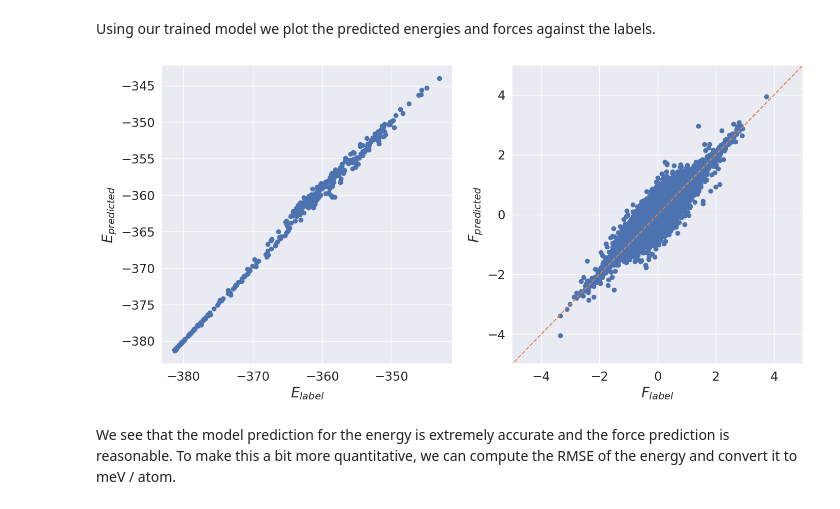
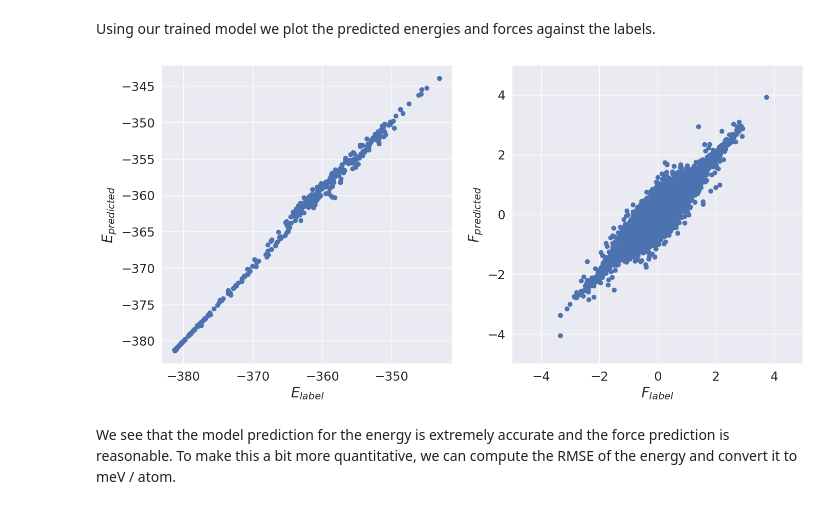
Before and after one commit to jax-md/jax-md, a Jupyter notebook: examples-with-unit/4-Neural_Network_Potential.ipynb, the cells around one changed output. Saved outputs shown, nothing was run; the diff lists cells and outputs as text; code cells hidden in the pictures.

```diff
--- a/examples-with-unit/4-Neural_Network_Potential.ipynb
+++ b/examples-with-unit/4-Neural_Network_Potential.ipynb
@@ -339,27 +341,26 @@ Using our trained model we plot the predicted energies and forces against the la
 # %%
 plt.subplot(1, 2, 1)
 
 predicted_energies = vectorized_energy_fn(params, example_positions.to_decimal(u.angstrom)) * u.eV
 plt.plot(example_energies, predicted_energies, 'o')
 
 format_plot('$E_{label}$', '$E_{predicted}$')
 plt.subplot(1, 2, 2)
 
 predicted_forces = vectorized_force_fn(params, test_positions[:300].to_decimal(u.angstrom)) * u.IMF
 
 # print(test_forces[:300].reshape(-1,).shape)
 # print(predicted_forces.reshape(-1,).shape)
 plt.plot(test_forces[:300].reshape(-1,),
          predicted_forces.reshape(-1,),
          'o')
-plt.plot(np.linspace(-6, 6, 20), np.linspace(-6, 6, 20), '--')
 plt.xlim([-5, 5])
 plt.ylim([-5, 5])
 
 format_plot('$F_{label}$', '$F_{predicted}$')
 finalize_plot((2, 1))
 # %% [output]
-[figure, old version]
+[figure, new version]
 # %% [markdown]
 We see that the model prediction for the energy is extremely accurate and the force prediction is reasonable. To make this a bit more quantitative, we can compute the RMSE of the energy and convert it to meV / atom.
 # %%
```
Also changed, not shown: parts of 2 cells of this notebook, 3 other files.
